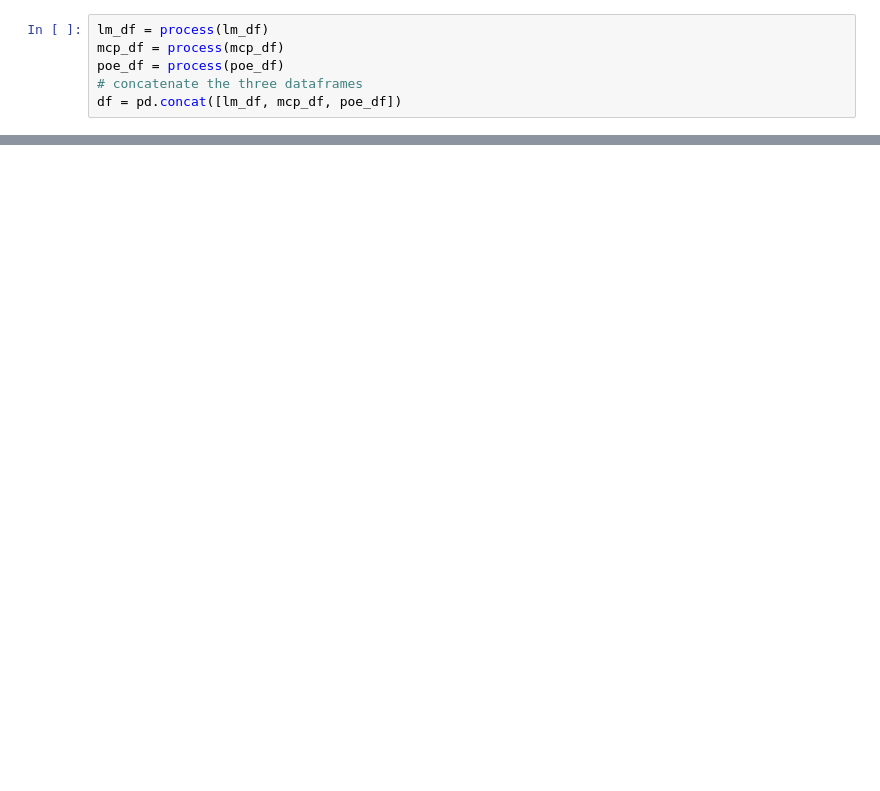
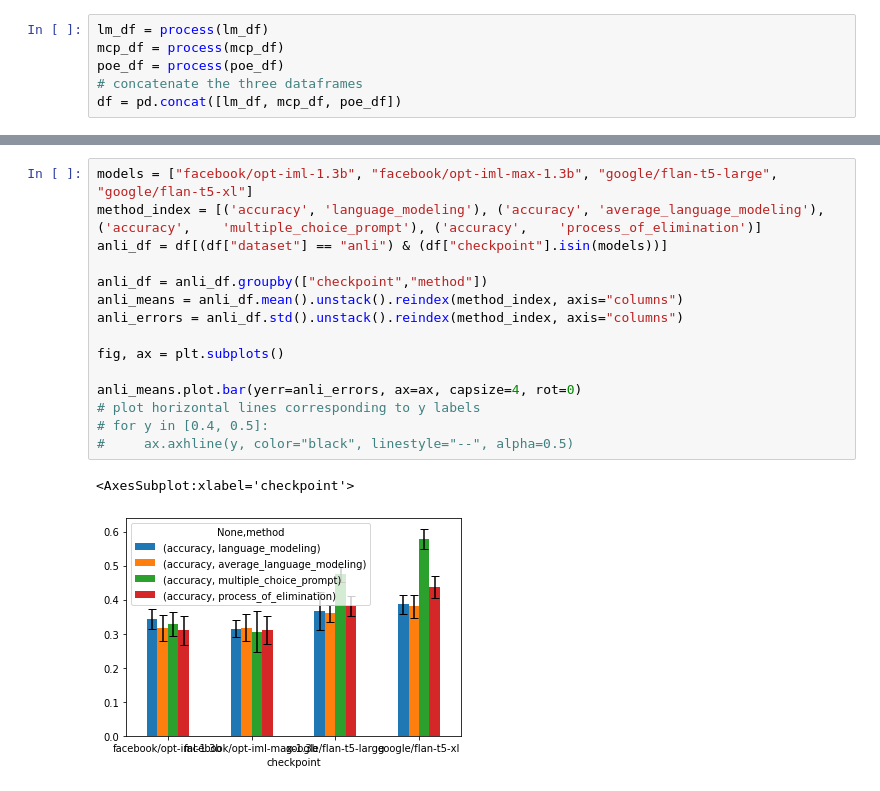
Before and after one commit to KasMasVan/csr_exp_resource_index, a Jupyter notebook: results/process.ipynb, the cells around one changed output, grey strips where cells are left out. Drawn from its saved outputs; the diff is of its cells as text; blank space fills up the shorter version.

```diff
--- a/results/process.ipynb
+++ b/results/process.ipynb
@@ -79,0 +70,18 @@ plt.tight_layout()
+# %%
+models = ["facebook/opt-iml-1.3b", "facebook/opt-iml-max-1.3b", "google/flan-t5-large", "google/flan-t5-xl"]
+method_index = [('accuracy', 'language_modeling'), ('accuracy', 'average_language_modeling'), ('accuracy',    'multiple_choice_prompt'), ('accuracy',    'process_of_elimination')]
+anli_df = df[(df["dataset"] == "anli") & (df["checkpoint"].isin(models))]
+
+anli_df = anli_df.groupby(["checkpoint","method"])
+anli_means = anli_df.mean().unstack().reindex(method_index, axis="columns")
+anli_errors = anli_df.std().unstack().reindex(method_index, axis="columns")
+
+fig, ax = plt.subplots()
+
+anli_means.plot.bar(yerr=anli_errors, ax=ax, capsize=4, rot=0)
+# plot horizontal lines corresponding to y labels
+# for y in [0.4, 0.5]:
+#     ax.axhline(y, color="black", linestyle="--", alpha=0.5)
+# %% [output]
+<AxesSubplot:xlabel='checkpoint'>
+[figure, added]
```
Also changed, not shown: parts of 9 cells of this notebook.
